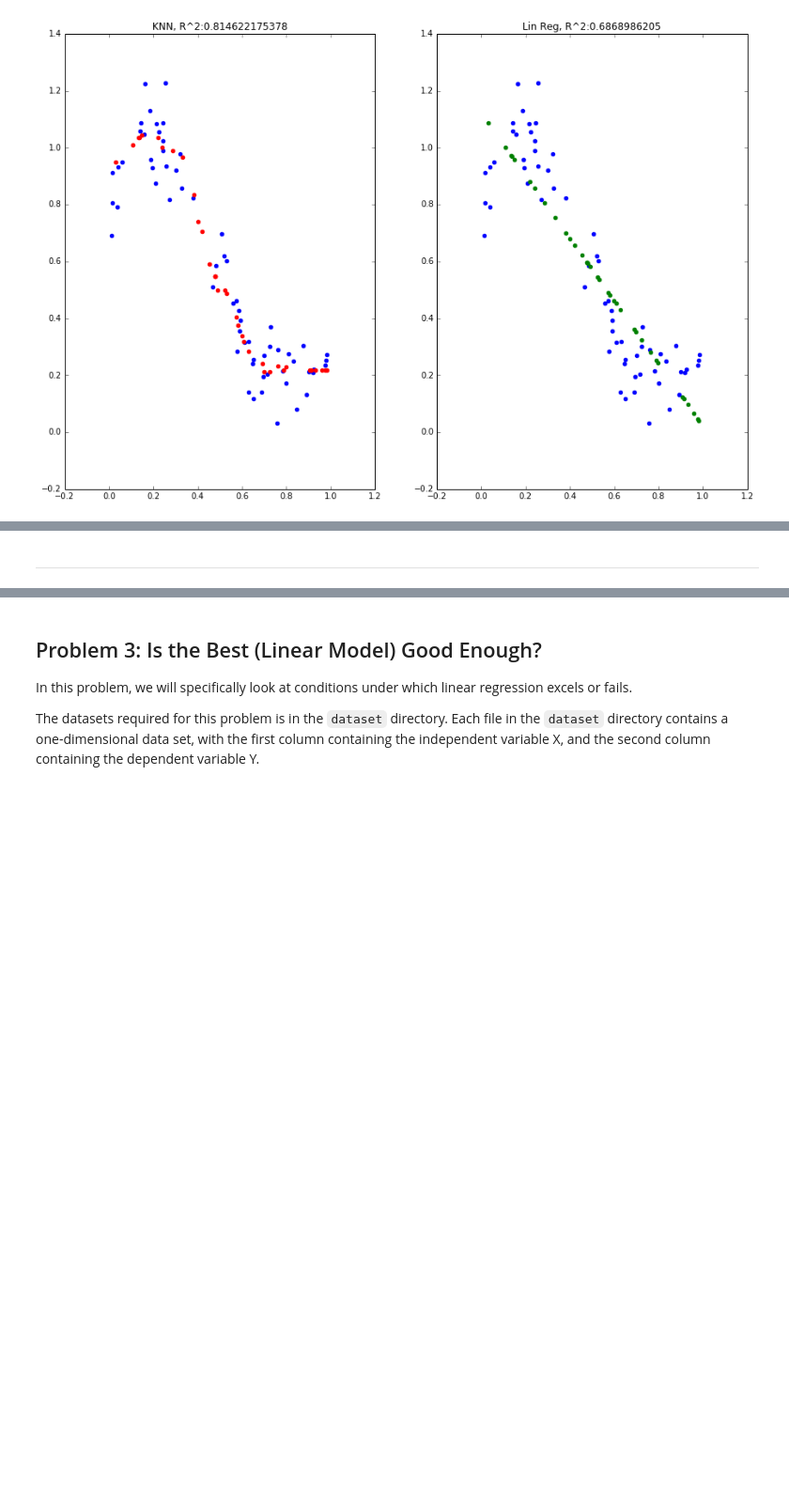
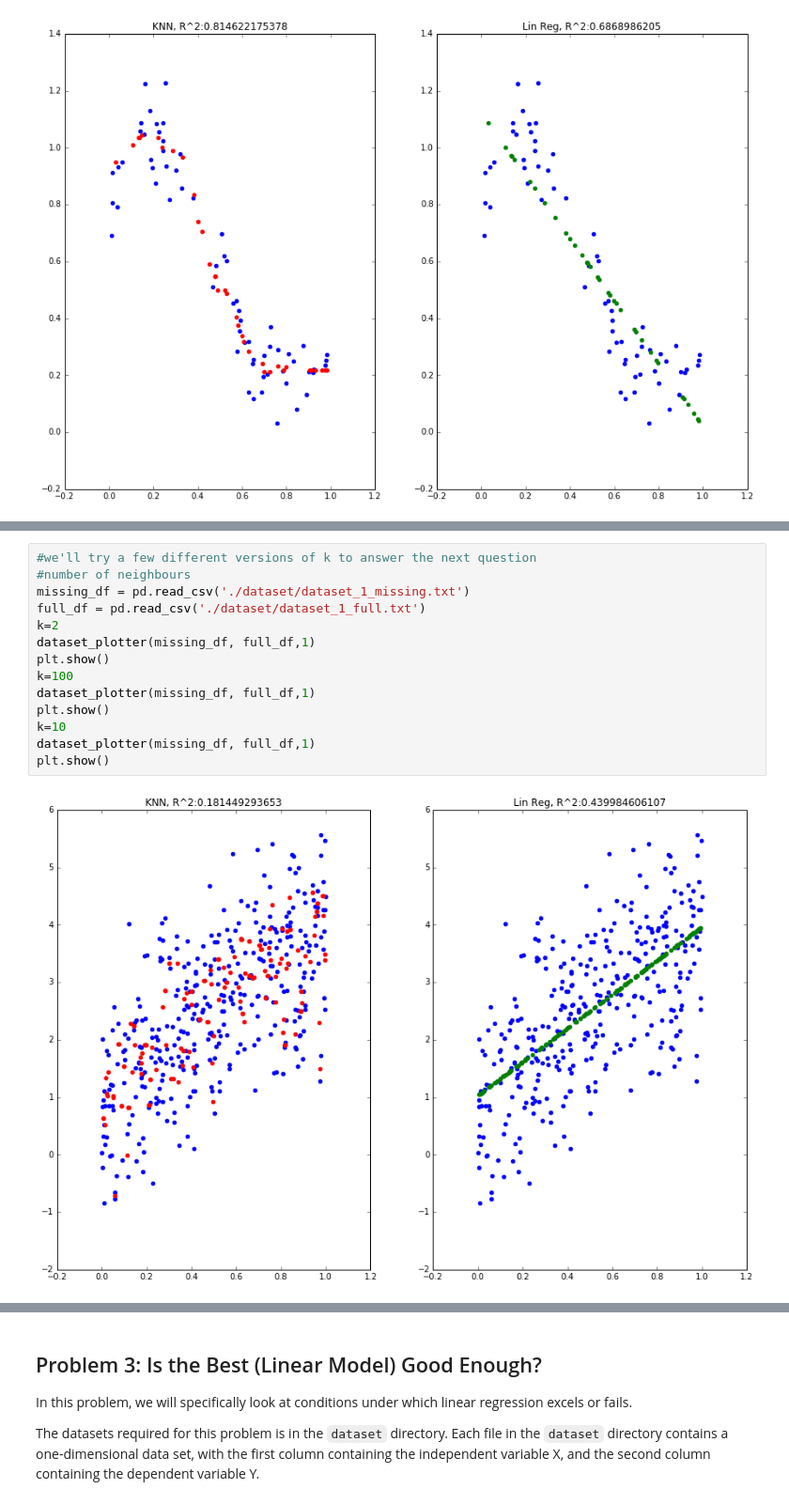
Before and after one commit to hecerinc/cs109a, a Jupyter notebook: keery_sean_cs109a_HW2.ipynb, the cells around one changed output, grey strips where cells are left out. Shown at 94% size. Saved outputs shown, nothing was run; the diff lists cells and outputs as text; blank space fills up the shorter version.

```diff
--- a/keery_sean_cs109a_HW2.ipynb
+++ b/keery_sean_cs109a_HW2.ipynb
@@ -680,2 +678,16 @@ They both seem to be working poorly on the third set.  I would guess that it's b
-# %% [markdown]
----
+# %%
+#we'll try a few different versions of k to answer the next question
+#number of neighbours
+missing_df = pd.read_csv('./dataset/dataset_1_missing.txt')
+full_df = pd.read_csv('./dataset/dataset_1_full.txt')
+k=2
+dataset_plotter(missing_df, full_df,1)
+plt.show()
+k=100
+dataset_plotter(missing_df, full_df,1)
+plt.show()
+k=10
+dataset_plotter(missing_df, full_df,1)
+plt.show()
+# %% [output]
+[figure, added]
```
Also changed, not shown: parts of 3 cells of this notebook.
